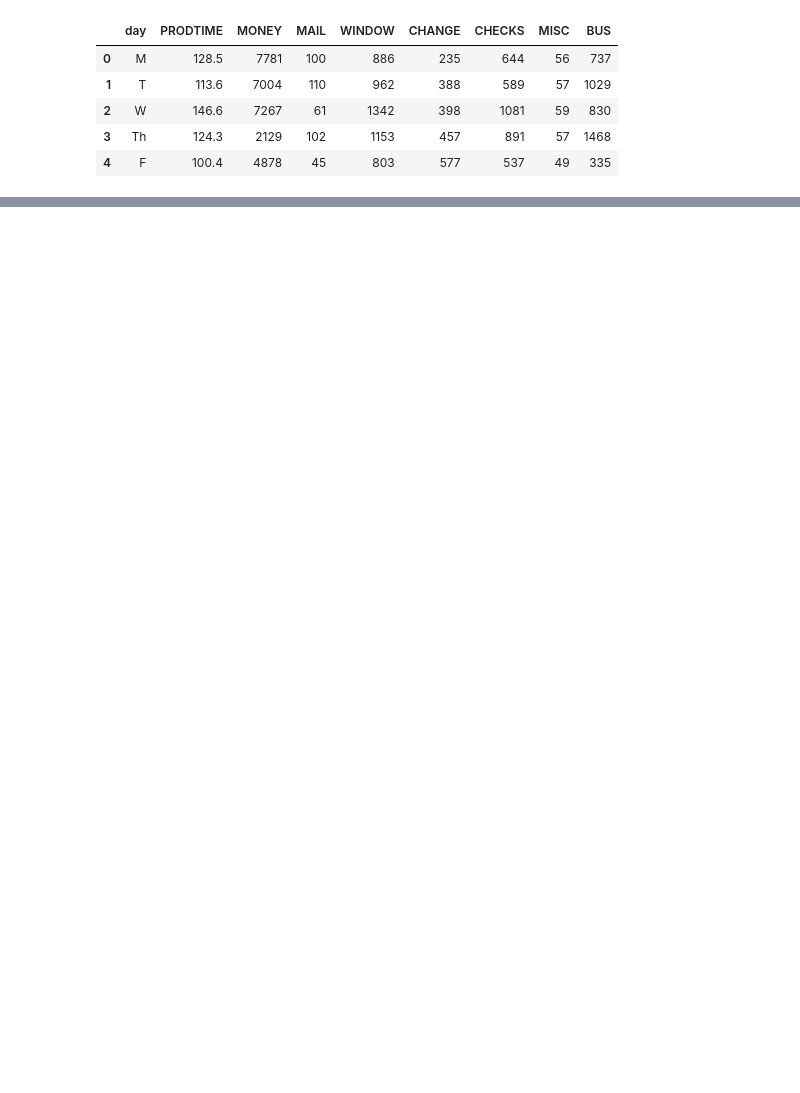
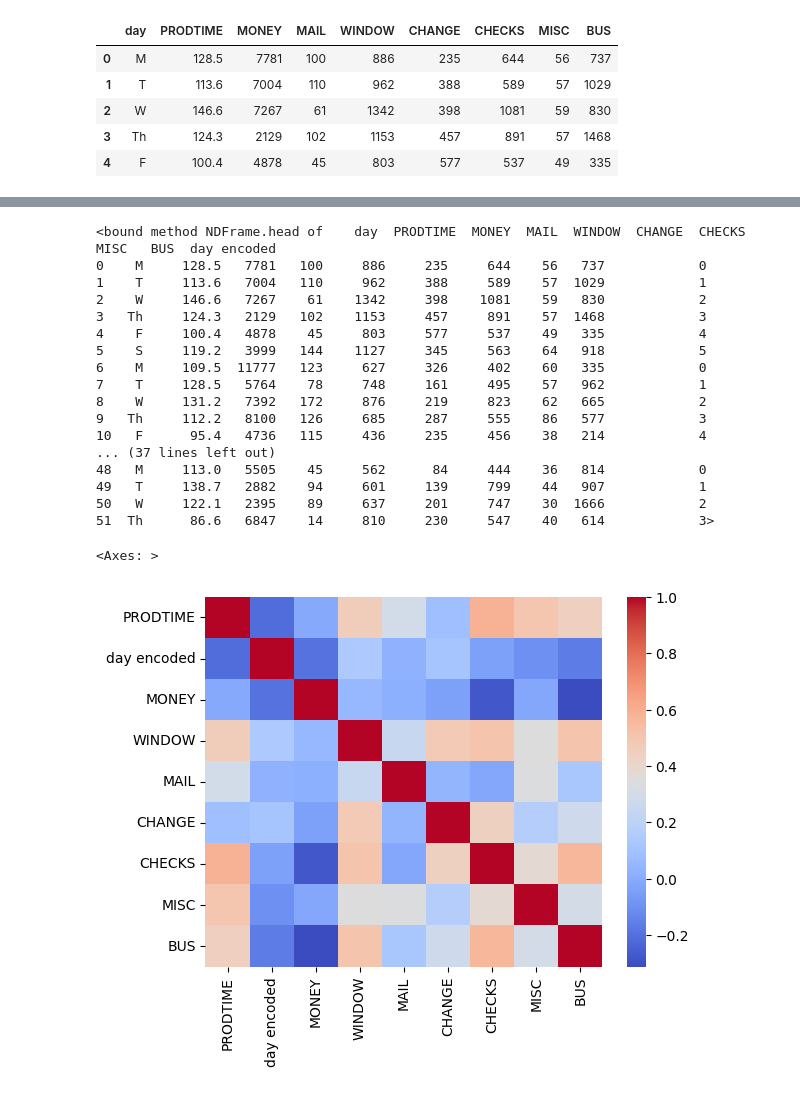
Before and after one commit to mlukoms0/DTSC2301_HW, a Jupyter notebook: PROJECT1.ipynb, the cells around one changed output, grey strips where cells are left out. Saved outputs shown, nothing was run; the diff lists cells and outputs as text; code cells hidden in the pictures; blank space fills up the shorter version.

```diff
--- a/PROJECT1.ipynb
+++ b/PROJECT1.ipynb
@@ -50,0 +57,26 @@ ValueError: Must pass 2-d input. shape=()
+# %%
+df['day encoded'] = pd.factorize(df['day'])[0]
+print(df.head)
+heatmapdf = df[['PRODTIME','day encoded','MONEY','WINDOW','MAIL','CHANGE','CHECKS','MISC','BUS']]
+corr_hmap = heatmapdf.corr()
+sns.heatmap(corr_hmap,cmap='coolwarm',fmt=".2F")
+# %% [output]
+<bound method NDFrame.head of    day  PRODTIME  MONEY  MAIL  WINDOW  CHANGE  CHECKS  MISC   BUS  day encoded
+0    M     128.5   7781   100     886     235     644    56   737            0
+1    T     113.6   7004   110     962     388     589    57  1029            1
+2    W     146.6   7267    61    1342     398    1081    59   830            2
+3   Th     124.3   2129   102    1153     457     891    57  1468            3
+4    F     100.4   4878    45     803     577     537    49   335            4
+5    S     119.2   3999   144    1127     345     563    64   918            5
+6    M     109.5  11777   123     627     326     402    60   335            0
+7    T     128.5   5764    78     748     161     495    57   962            1
+8    W     131.2   7392   172     876     219     823    62   665            2
+9   Th     112.2   8100   126     685     287     555    86   577            3
+10   F      95.4   4736   115     436     235     456    38   214            4
+... (37 lines left out)
+48   M     113.0   5505    45     562      84     444    36   814            0
+49   T     138.7   2882    94     601     139     799    44   907            1
+50   W     122.1   2395    89     637     201     747    30  1666            2
+51  Th      86.6   6847    14     810     230     547    40   614            3>
+<Axes: >
+[figure, added]
```
Also changed, not shown: parts of 11 cells of this notebook.
